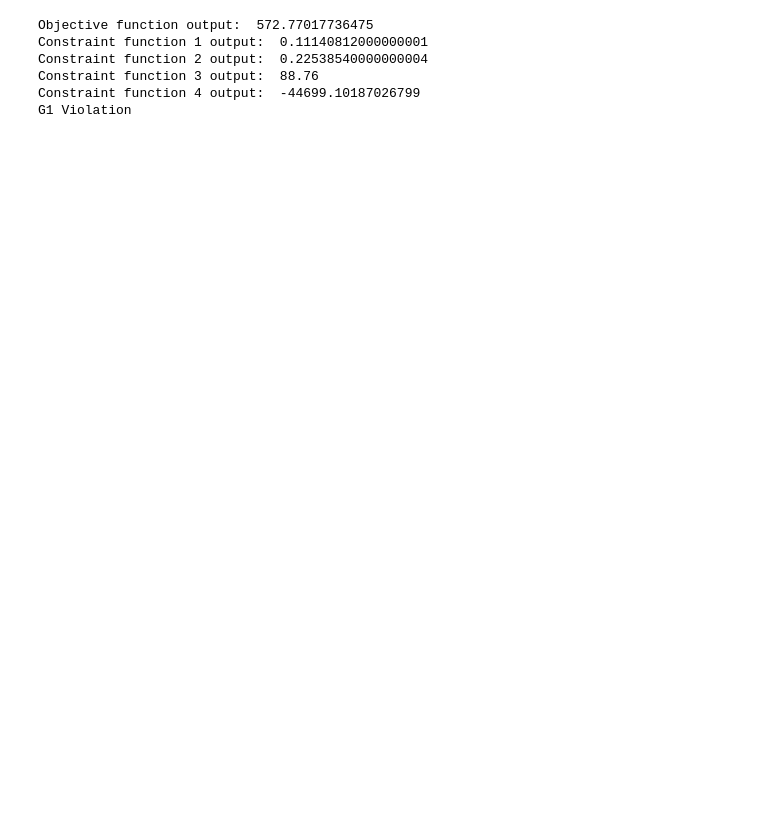
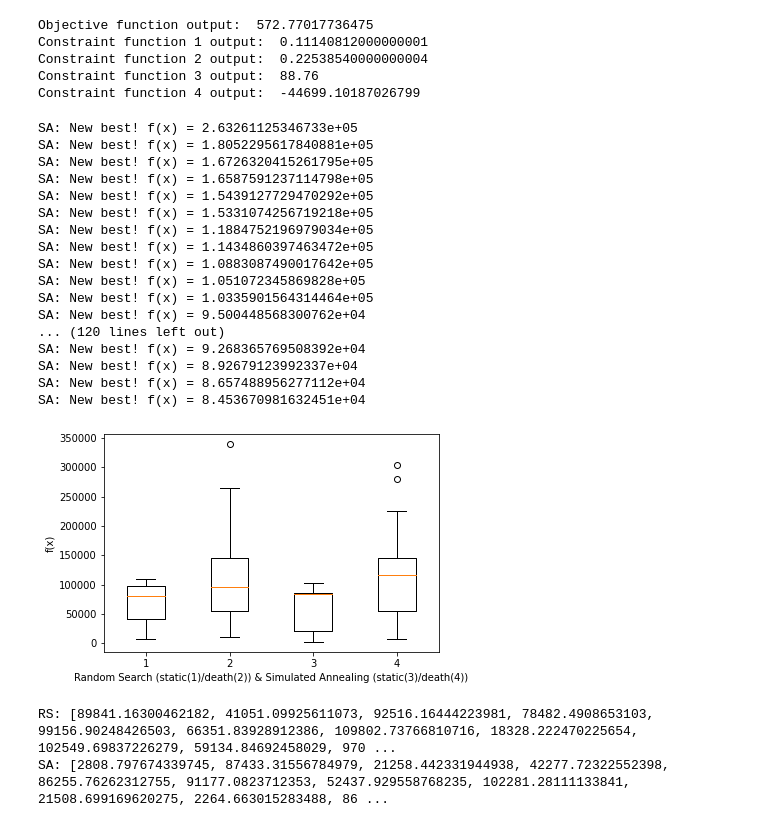
Before and after one commit to bruceprw/Optimisers-in-Python, a Jupyter notebook: Optimisers.ipynb, the cells around one changed output. Saved outputs shown, nothing was run; the diff lists cells and outputs as text; code cells hidden in the pictures; blank space fills up the shorter version.

Commit message:
Add constraint handling, statistical analysis

```diff
--- a/Optimisers.ipynb
+++ b/Optimisers.ipynb
@@ -105,8 +153,6 @@ def main():
     print("Constraint function 2 output: ", g2(xs))
     print("Constraint function 3 output: ", g3(xs))
     print("Constraint function 4 output: ", g4(xs))
-
-    check_constraints(xs)
 # %%
 # RANDOM SEARCH
 # [x1,x2](ints 1 <= x <= 99) [x3,x4] (floats 10 <= x <= 200)
@@ -222,11 +314,0 @@ def simulated_annealing():
-# %%
-main()
-random_search()
-simulated_annealing()
-# %% [output]
-Objective function output:  572.77017736475
-Constraint function 1 output:  0.11140812000000001
-Constraint function 2 output:  0.22538540000000004
-Constraint function 3 output:  88.76
-Constraint function 4 output:  -44699.10187026799
-G1 Violation
@@ -232,0 +392,58 @@ G1 Violation
+# %%
+rs_list = []
+sa_list = []
+rs_death_list = []
+sa_death_list = []
+main()
+# print("\n")
+# random_search()
+# print("\n")
+# simulated_annealing()
+
+
+
+for i in range(21):
+    rs_out = random_search()
+    sa_out = simulated_annealing()
+    rs_list.append(rs_out)
+    sa_list.append(sa_out)
+
+for i in range(21):
+    rs_out = random_search_death()
+    sa_out = simulated_annealing_death()
+    rs_death_list.append(rs_out)
+    sa_death_list.append(sa_out)
+
+plt.boxplot([rs_list, rs_death_list, sa_list, sa_death_list])
+plt.ylabel("f(x)")
+plt.xlabel("Random Search (static(1)/death(2)) & Simulated Annealing (static(3)/death(4))")
+plt.show()
+
+print(f"RS: {rs_list}")
+print(f"SA: {sa_list}")
+# %% [output]
+Objective function output:  572.77017736475
+Constraint function 1 output:  0.11140812000000001
+Constraint function 2 output:  0.22538540000000004
+Constraint function 3 output:  88.76
+Constraint function 4 output:  -44699.10187026799
+SA: New best! f(x) = 2.63261125346733e+05
+SA: New best! f(x) = 1.8052295617840881e+05
+SA: New best! f(x) = 1.6726320415261795e+05
+SA: New best! f(x) = 1.6587591237114798e+05
+SA: New best! f(x) = 1.5439127729470292e+05
+SA: New best! f(x) = 1.5331074256719218e+05
+SA: New best! f(x) = 1.1884752196979034e+05
+SA: New best! f(x) = 1.1434860397463472e+05
+SA: New best! f(x) = 1.0883087490017642e+05
+SA: New best! f(x) = 1.051072345869828e+05
+SA: New best! f(x) = 1.0335901564314464e+05
+SA: New best! f(x) = 9.500448568300762e+04
+... (120 lines left out)
+SA: New best! f(x) = 9.268365769508392e+04
+SA: New best! f(x) = 8.92679123992337e+04
+SA: New best! f(x) = 8.657488956277112e+04
+SA: New best! f(x) = 8.453670981632451e+04
+[figure, added]
+RS: [89841.16300462182, 41051.09925611073, 92516.16444223981, 78482.4908653103, 99156.90248426503, 66351.83928912386, 109802.73766810716, 18328.222470225654, 102549.69837226279, 59134.84692458029, 970 ...
+SA: [2808.797674339745, 87433.31556784979, 21258.442331944938, 42277.72322552398, 86255.76262312755, 91177.0823712353, 52437.929558768235, 102281.28111133841, 21508.699169620275, 2264.663015283488, 86 ...
```
Also changed, not shown: parts of 13 cells of this notebook.
